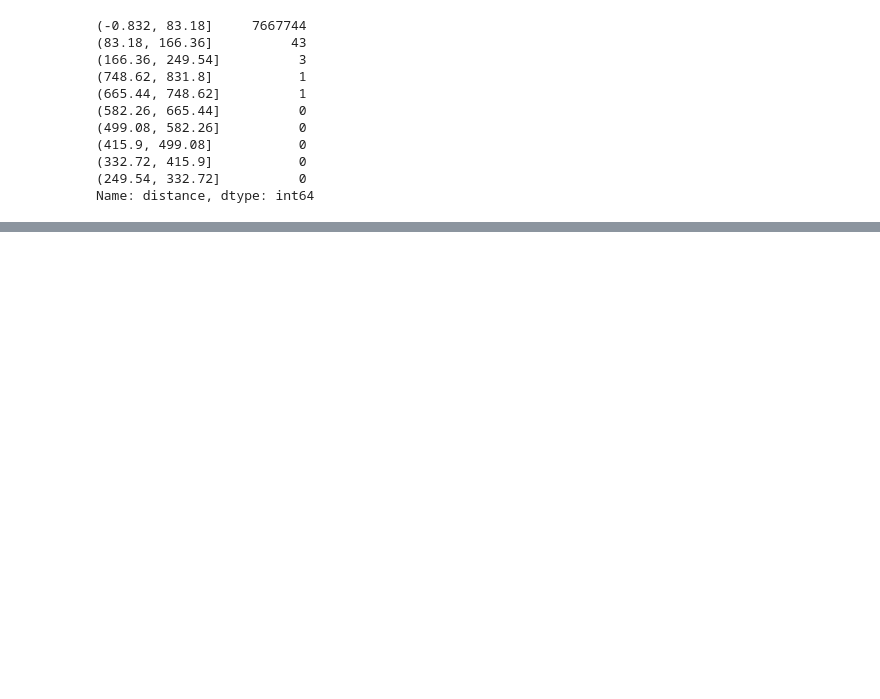
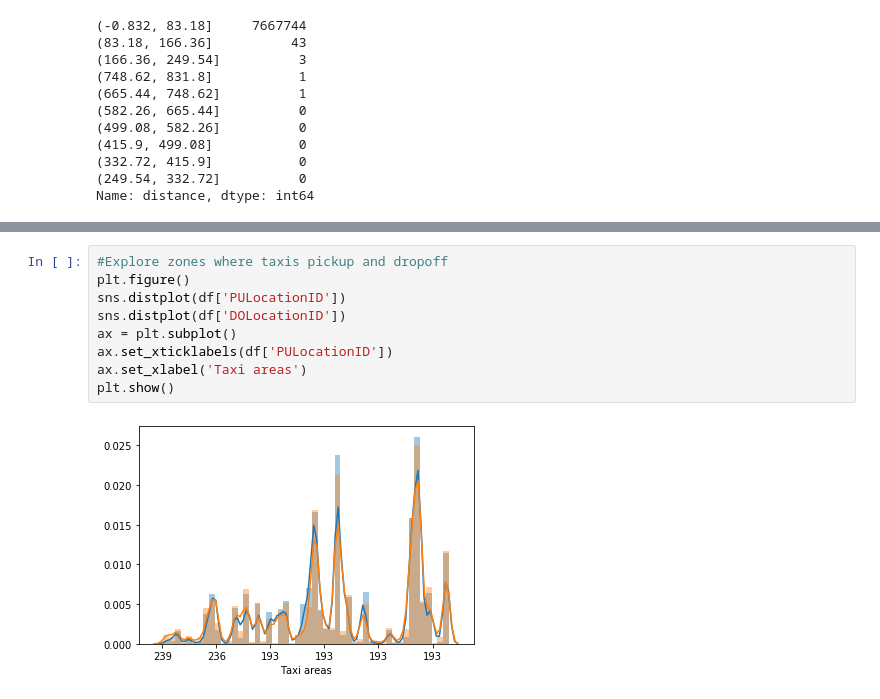
Before and after one commit to patricrp/NYC-taxi, a Jupyter notebook: NYC-taxi-DataWrangling.ipynb, the cells around one changed output, grey strips where cells are left out. Drawn from its saved outputs; the diff is of its cells as text; blank space fills up the shorter version.

```diff
--- a/NYC-taxi-DataWrangling.ipynb
+++ b/NYC-taxi-DataWrangling.ipynb
@@ -186,0 +207,11 @@ plt.show()
+# %%
+#Explore zones where taxis pickup and dropoff
+plt.figure()
+sns.distplot(df['PULocationID'])
+sns.distplot(df['DOLocationID'])
+ax = plt.subplot()
+ax.set_xticklabels(df['PULocationID'])
+ax.set_xlabel('Taxi areas')
+plt.show()
+# %% [output]
+[figure, added]
```
Also changed, not shown: parts of 3 cells of this notebook.
